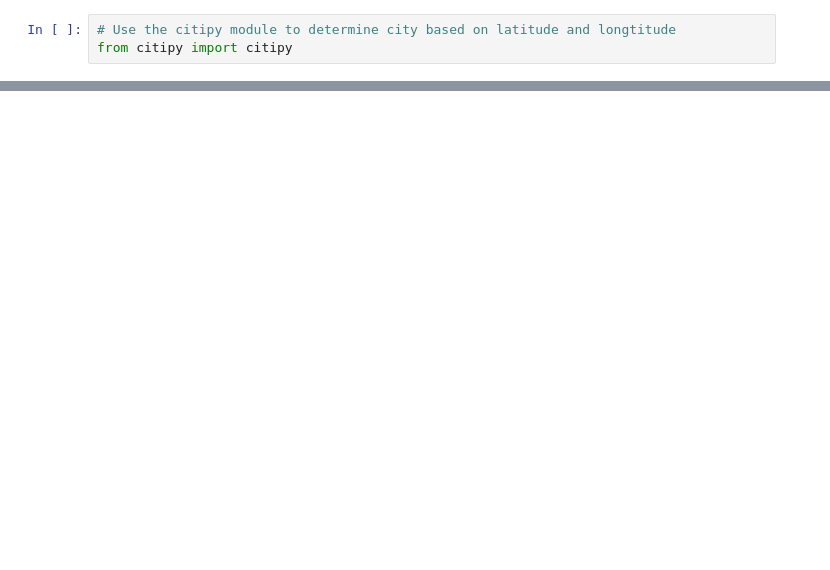
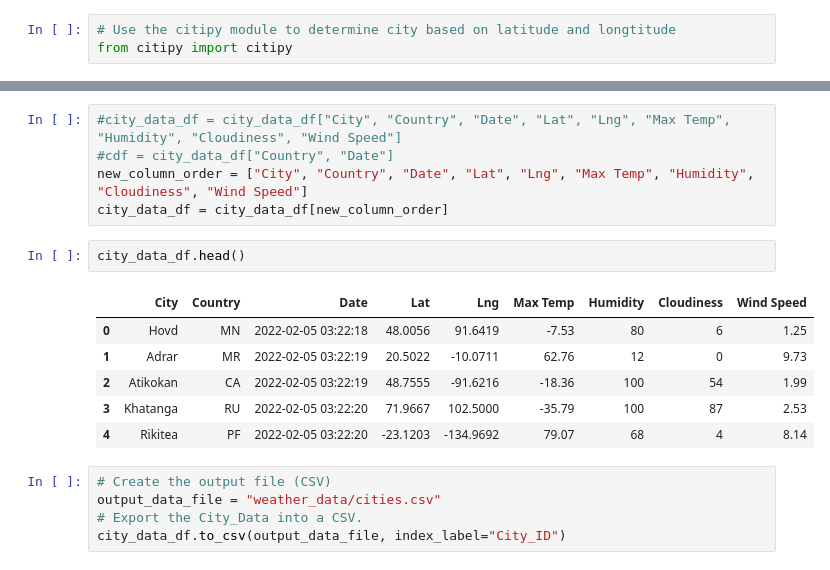
Before and after one commit to Dreski9000/world_weather_analysis, a Jupyter notebook: WeatherPy.ipynb, the cells around one changed output, grey strips where cells are left out. Cells and saved outputs as stored; diff of their text form; blank space fills up the shorter version.

```diff
--- a/WeatherPy.ipynb
+++ b/WeatherPy.ipynb
@@ -76,0 +214,19 @@ len(cities)
+# %%
+#city_data_df = city_data_df["City", "Country", "Date", "Lat", "Lng", "Max Temp", "Humidity", "Cloudiness", "Wind Speed"]
+#cdf = city_data_df["Country", "Date"]
+new_column_order = ["City", "Country", "Date", "Lat", "Lng", "Max Temp", "Humidity", "Cloudiness", "Wind Speed"]
+city_data_df = city_data_df[new_column_order]
+# %%
+city_data_df.head()
+# %% [output]
+|  | City | Country | Date | Lat | Lng | Max Temp | Humidity | Cloudiness | Wind Speed |
+| 0 | Hovd | MN | 2022-02-05 03:22:18 | 48.0056 | 91.6419 | -7.53 | 80 | 6 | 1.25 |
+| 1 | Adrar | MR | 2022-02-05 03:22:19 | 20.5022 | -10.0711 | 62.76 | 12 | 0 | 9.73 |
+| 2 | Atikokan | CA | 2022-02-05 03:22:19 | 48.7555 | -91.6216 | -18.36 | 100 | 54 | 1.99 |
+| 3 | Khatanga | RU | 2022-02-05 03:22:20 | 71.9667 | 102.5000 | -35.79 | 100 | 87 | 2.53 |
+| 4 | Rikitea | PF | 2022-02-05 03:22:20 | -23.1203 | -134.9692 | 79.07 | 68 | 4 | 8.14 |
+# %%
+# Create the output file (CSV)
+output_data_file = "weather_data/cities.csv"
+# Export the City_Data into a CSV.
+city_data_df.to_csv(output_data_file, index_label="City_ID")
```
Also changed, not shown: parts of 11 cells of this notebook, 4 other files.
